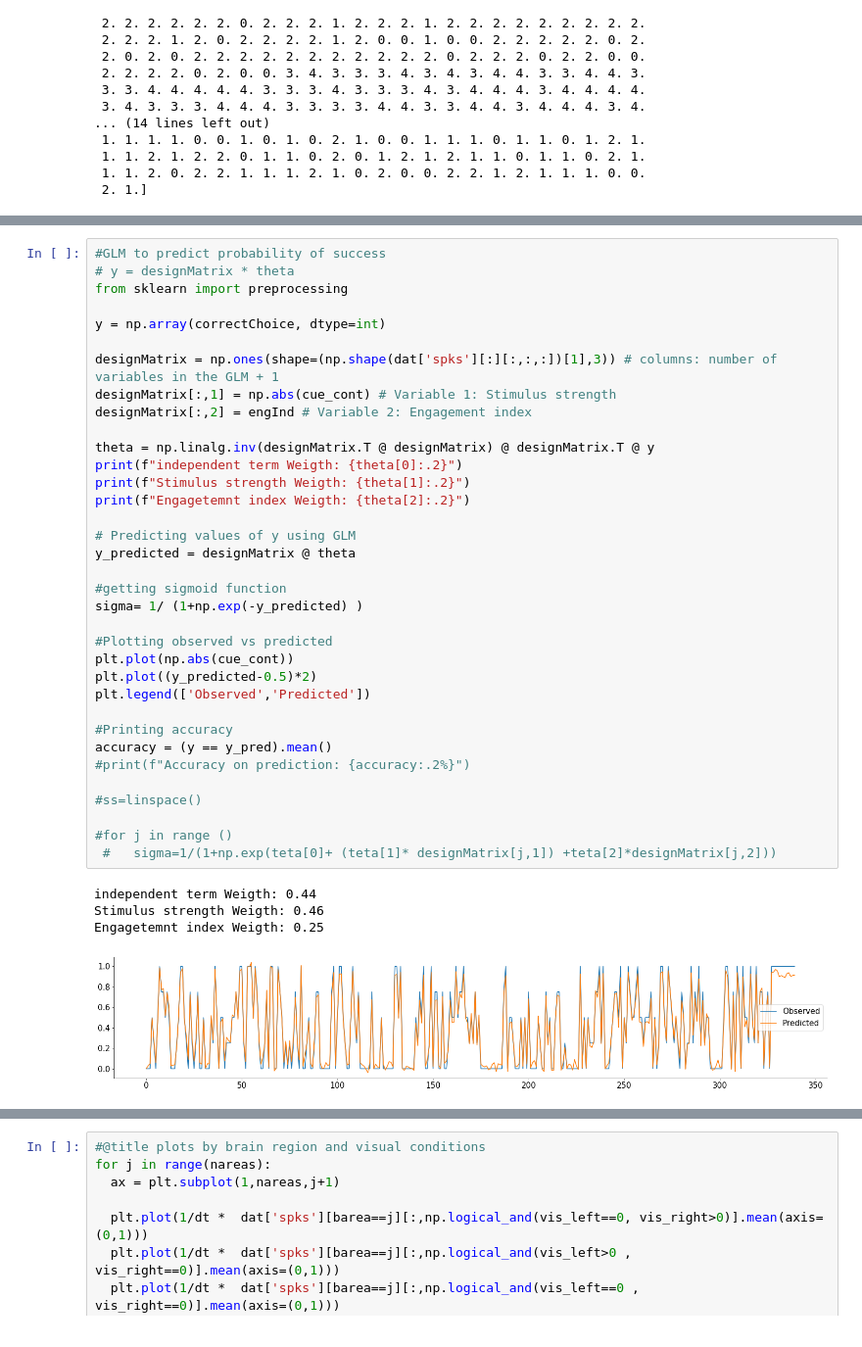
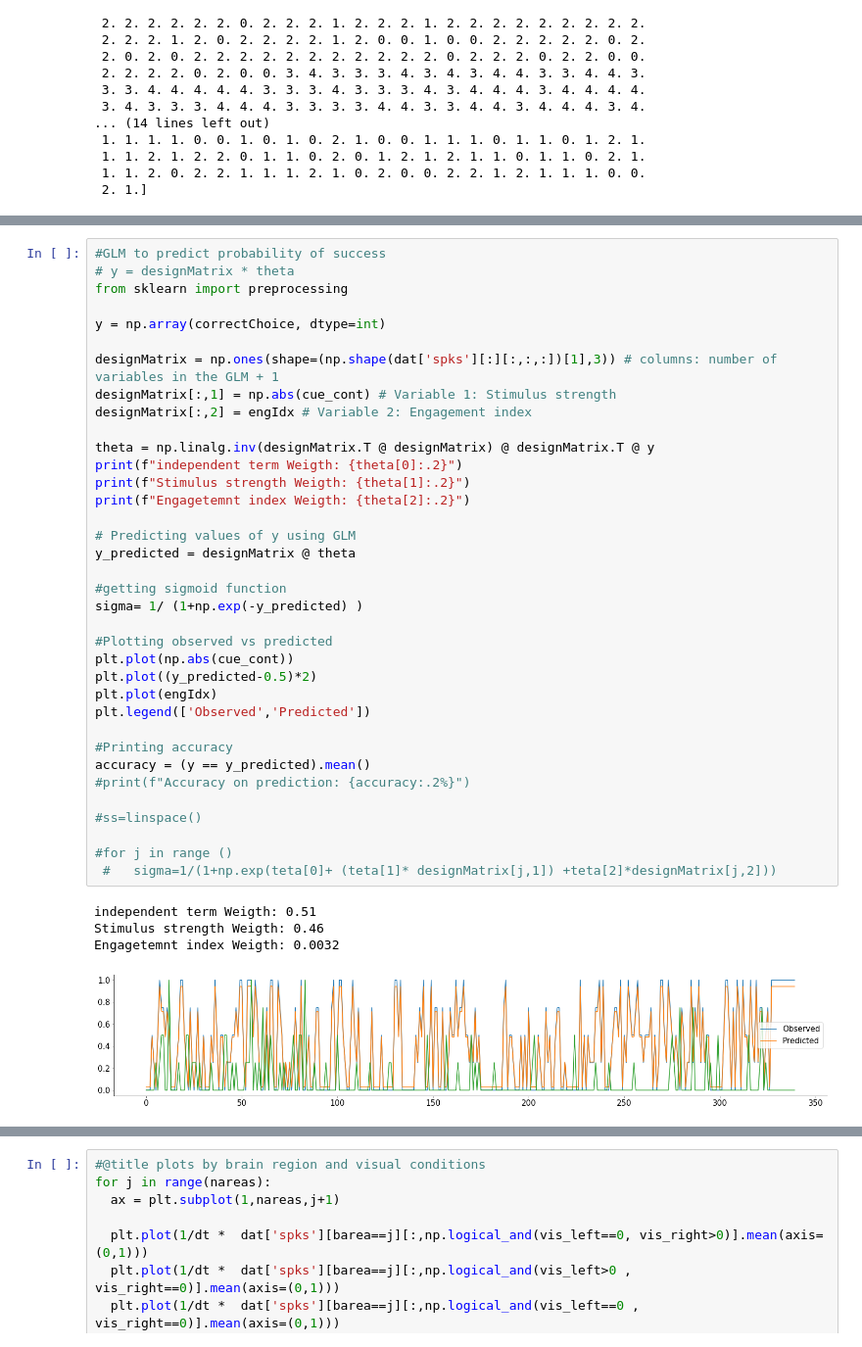
Before and after one commit to EmiliosIsaias/RattusDeus, a Jupyter notebook: Project_Notebook.ipynb, the cells around one changed output, grey strips where cells are left out. Shown at 98% size. Cells and saved outputs as stored; diff of their text form.

Commit message:
fix y_predic

```diff
--- a/Project_Notebook.ipynb
+++ b/Project_Notebook.ipynb
@@ -314,38 +306,39 @@ from sklearn import preprocessing
 y = np.array(correctChoice, dtype=int)
 
 designMatrix = np.ones(shape=(np.shape(dat['spks'][:][:,:,:])[1],3)) # columns: number of variables in the GLM + 1
 designMatrix[:,1] = np.abs(cue_cont) # Variable 1: Stimulus strength
-designMatrix[:,2] = engInd # Variable 2: Engagement index
+designMatrix[:,2] = engIdx # Variable 2: Engagement index
 
 theta = np.linalg.inv(designMatrix.T @ designMatrix) @ designMatrix.T @ y
 print(f"independent term Weigth: {theta[0]:.2}")
 print(f"Stimulus strength Weigth: {theta[1]:.2}")
 print(f"Engagetemnt index Weigth: {theta[2]:.2}")
 
 # Predicting values of y using GLM
 y_predicted = designMatrix @ theta
 
 #getting sigmoid function
 sigma= 1/ (1+np.exp(-y_predicted) )
 
 #Plotting observed vs predicted
 plt.plot(np.abs(cue_cont))
 plt.plot((y_predicted-0.5)*2)
+plt.plot(engIdx)
 plt.legend(['Observed','Predicted'])
 
 #Printing accuracy
-accuracy = (y == y_pred).mean()
+accuracy = (y == y_predicted).mean()
 #print(f"Accuracy on prediction: {accuracy:.2%}")
 
 #ss=linspace()
 
 #for j in range ()
  #   sigma=1/(1+np.exp(teta[0]+ (teta[1]* designMatrix[j,1]) +teta[2]*designMatrix[j,2]))
 # %% [output]
-independent term Weigth: 0.44
+independent term Weigth: 0.51
 Stimulus strength Weigth: 0.46
-Engagetemnt index Weigth: 0.25
+Engagetemnt index Weigth: 0.0032
-[figure, old version]
+[figure, new version]
 # %%
 #Logistic regression to predic probability of success
 from sklearn.linear_model import LogisticRegression
```
Also changed, not shown: parts of 8 cells of this notebook, 1 other file.
